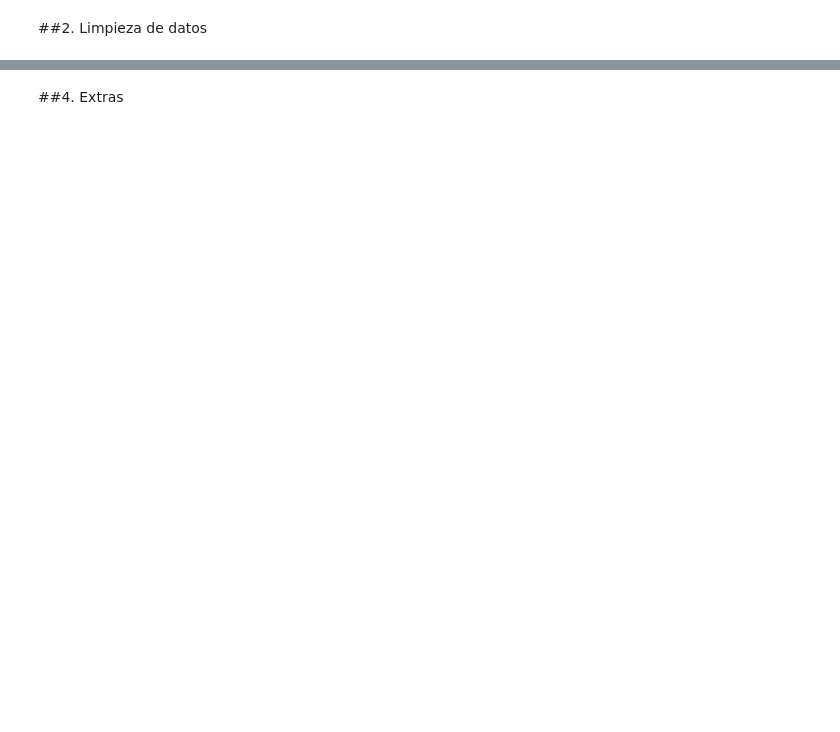
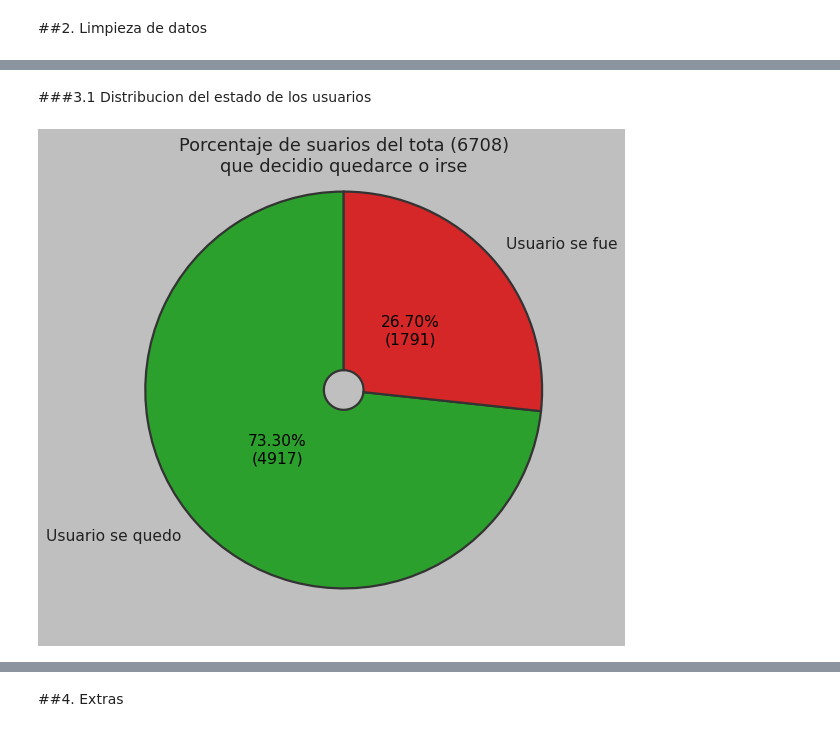
Before and after one commit to w4cha/analisis-alura-etl, a Jupyter notebook: alura_etl_challange.ipynb, the cells around one changed output, grey strips where cells are left out. Cells and saved outputs as stored; diff of their text form; code cells hidden in the pictures; blank space fills up the shorter version.

```diff
--- a/alura_etl_challange.ipynb
+++ b/alura_etl_challange.ipynb
@@ -12,0 +144,7 @@ Tu desafío será recopilar, procesar y analizar los datos, utilizando Python y
+# %%
+# filtering empty churn values
+num_df_filter = num_df.query("Churn != ''").copy(deep=True)
+# %%
+# renaming columns for easier access
+new_names = {val: val.split(".", maxsplit=1)[-1].replace(".", "") for val in num_df.columns[2:]}
+num_df_filter.rename(columns=new_names, inplace=True)
@@ -12,0 +161,8 @@ Tu desafío será recopilar, procesar y analizar los datos, utilizando Python y
+# %%
+# seeting some binary columns to bool
+# churn has 3 values so it is not going to be turned
+# to bool
+columns_bool = ["SeniorCitizen", "Partner", "Dependents",
+                "PhoneService", "MultipleLines", "OnlineBackup", "DeviceProtection",
+                "TechSupport", "StreamingTV", "StreamingMovies"]
+num_df_filter[columns_bool] = num_df_filter[columns_bool].map(lambda x: True if x in ("Yes", 1) else False)
@@ -12,0 +190,3 @@ Tu desafío será recopilar, procesar y analizar los datos, utilizando Python y
+# %%
+# adding a ChargesDaily column
+num_df_filter["ChargesDaily"] = num_df_filter['ChargesMonthly']//30
@@ -14,0 +250,28 @@ Tu desafío será recopilar, procesar y analizar los datos, utilizando Python y
+# %% [markdown]
+###3.1 Distribucion del estado de los usuarios
+# %%
+import plotly.express as exp
+import matplotlib.pyplot as plt
+import seaborn as sns
+# visualización grafica de los datos entre usuarios
+# que se quedaron y se fueron
+values_count = num_df_filter.groupby(by="Churn").agg(**{"total_status": ("Churn", "count")})["total_status"]
+with plt.style.context("classic"):
+  fig_1, ax_1 = plt.subplots(nrows=1, ncols=1, figsize=(8,8))
+  # first is the wedge then the labels outside wedge and finally
+  # the text inside the wedge
+  _, text_label, text_percent = ax_1.pie(x=values_count, labels=["Usuario se quedo", "Usuario se fue"],
+                                         colors=["#2ca02c", "#d62728"],
+                                         autopct=lambda pct: f"{pct:.2f}%\n({int(pct/100*len(num_df_filter))})",
+                                         pctdistance=0.45, startangle=90,
+           wedgeprops={"edgecolor": "#333333", "width": 0.9, "linewidth": "2"})
+  for text_ in text_label:
+    text_.set_color("#222222")
+    text_.set_fontsize(14)
+  for pct_ in text_percent:
+    pct_.set_fontsize(14)
+  plt.title(f"Porcentaje de suarios del tota ({len(num_df_filter)})\nque decidio quedarce o irse",
+            fontsize=16, color="#222222", y=0.93)
+  plt.show()
+# %% [output]
+[figure, added]
```
Also changed, not shown: parts of 25 cells of this notebook.
